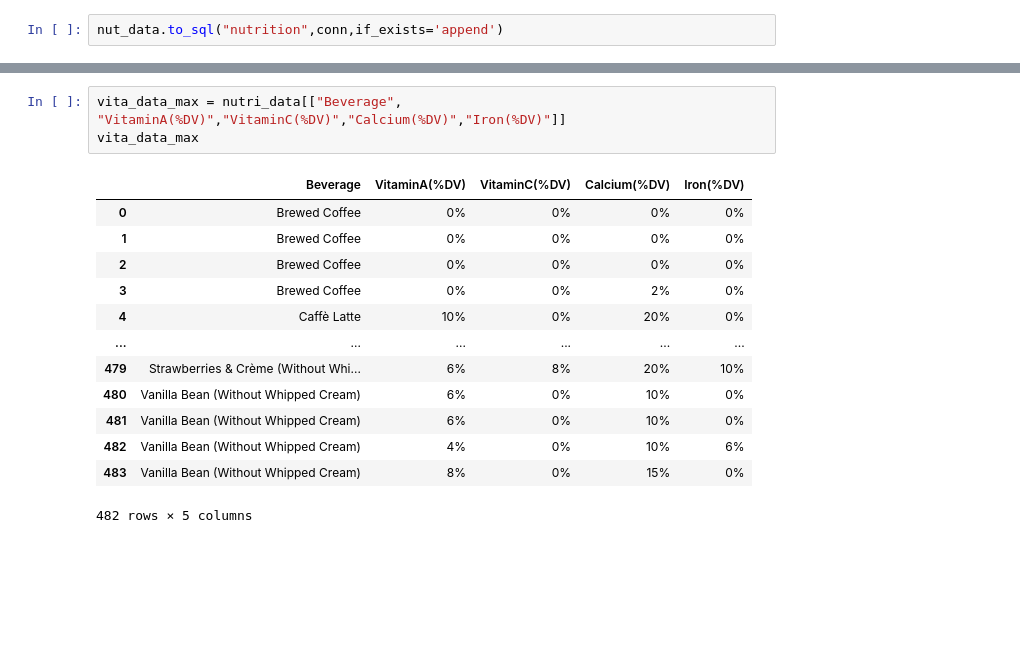
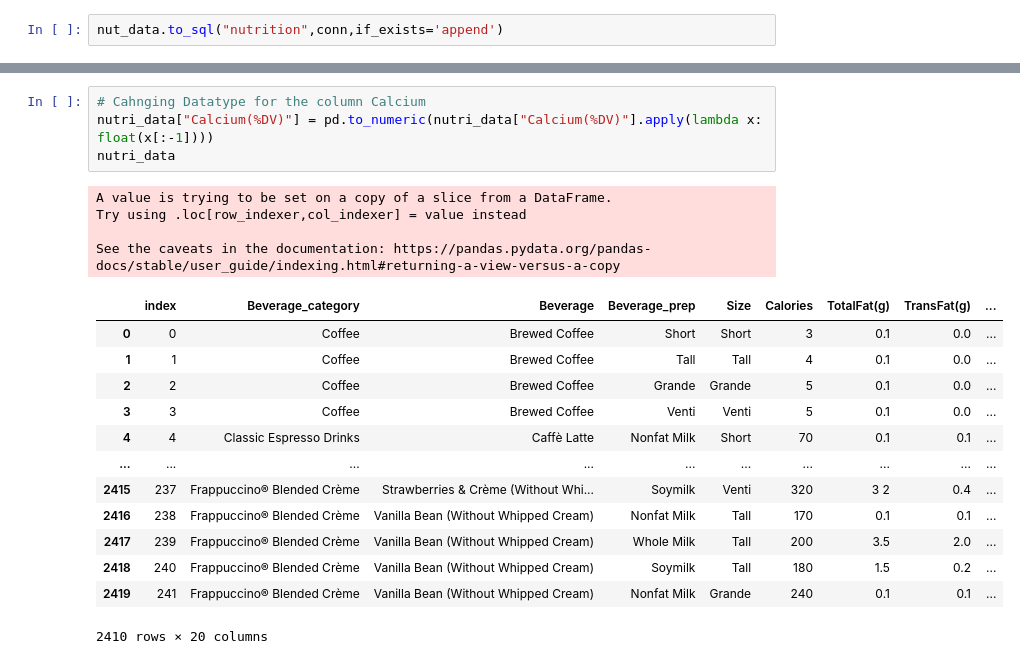
Before and after one commit to Ramyals-web/Starbucks-Project, a Jupyter notebook: Nutrition.ipynb, the cells around one changed output, grey strips where cells are left out. Saved outputs shown, nothing was run; the diff lists cells and outputs as text; blank space fills up the shorter version.

```diff
--- a/Nutrition.ipynb
+++ b/Nutrition.ipynb
@@ -132,17 +167,22 @@ cholesterol_data.head()
 # %%
-vita_data_max = nutri_data[["Beverage", "VitaminA(%DV)","VitaminC(%DV)","Calcium(%DV)","Iron(%DV)"]]
-vita_data_max
+# Cahnging Datatype for the column Calcium
+nutri_data["Calcium(%DV)"] = pd.to_numeric(nutri_data["Calcium(%DV)"].apply(lambda x: float(x[:-1])))
+nutri_data
 # %% [output]
+A value is trying to be set on a copy of a slice from a DataFrame.
+Try using .loc[row_indexer,col_indexer] = value instead
+
+See the caveats in the documentation: https://pandas.pydata.org/pandas-docs/stable/user_guide/indexing.html#returning-a-view-versus-a-copy
-|  | Beverage | VitaminA(%DV) | VitaminC(%DV) | Calcium(%DV) | Iron(%DV) |
-| 0 | Brewed Coffee | 0% | 0% | 0% | 0% |
-| 1 | Brewed Coffee | 0% | 0% | 0% | 0% |
-| 2 | Brewed Coffee | 0% | 0% | 0% | 0% |
-| 3 | Brewed Coffee | 0% | 0% | 2% | 0% |
-| 4 | Caffè Latte | 10% | 0% | 20% | 0% |
-| ... | ... | ... | ... | ... | ... |
-| 479 | Strawberries & Crème (Without Whi... | 6% | 8% | 20% | 10% |
-| 480 | Vanilla Bean (Without Whipped Cream) | 6% | 0% | 10% | 0% |
-| 481 | Vanilla Bean (Without Whipped Cream) | 6% | 0% | 10% | 0% |
-| 482 | Vanilla Bean (Without Whipped Cream) | 4% | 0% | 10% | 6% |
-| 483 | Vanilla Bean (Without Whipped Cream) | 8% | 0% | 15% | 0% |
+|  | index | Beverage_category | Beverage | Beverage_prep | Size | Calories | TotalFat(g) | TransFat(g) | ... |
+| 0 | 0 | Coffee | Brewed Coffee | Short | Short | 3 | 0.1 | 0.0 | ... |
+| 1 | 1 | Coffee | Brewed Coffee | Tall | Tall | 4 | 0.1 | 0.0 | ... |
+| 2 | 2 | Coffee | Brewed Coffee | Grande | Grande | 5 | 0.1 | 0.0 | ... |
+| 3 | 3 | Coffee | Brewed Coffee | Venti | Venti | 5 | 0.1 | 0.0 | ... |
+| 4 | 4 | Classic Espresso Drinks | Caffè Latte | Nonfat Milk | Short | 70 | 0.1 | 0.1 | ... |
+| ... | ... | ... | ... | ... | ... | ... | ... | ... | ... |
+| 2415 | 237 | Frappuccino® Blended Crème | Strawberries & Crème (Without Whi... | Soymilk | Venti | 320 | 3 2 | 0.4 | ... |
+| 2416 | 238 | Frappuccino® Blended Crème | Vanilla Bean (Without Whipped Cream) | Nonfat Milk | Tall | 170 | 0.1 | 0.1 | ... |
+| 2417 | 239 | Frappuccino® Blended Crème | Vanilla Bean (Without Whipped Cream) | Whole Milk | Tall | 200 | 3.5 | 2.0 | ... |
+| 2418 | 240 | Frappuccino® Blended Crème | Vanilla Bean (Without Whipped Cream) | Soymilk | Tall | 180 | 1.5 | 0.2 | ... |
+| 2419 | 241 | Frappuccino® Blended Crème | Vanilla Bean (Without Whipped Cream) | Nonfat Milk | Grande | 240 | 0.1 | 0.1 | ... |
-482 rows × 5 columns
+2410 rows × 20 columns
```
Also changed, not shown: parts of 22 cells of this notebook, 16 other files.
